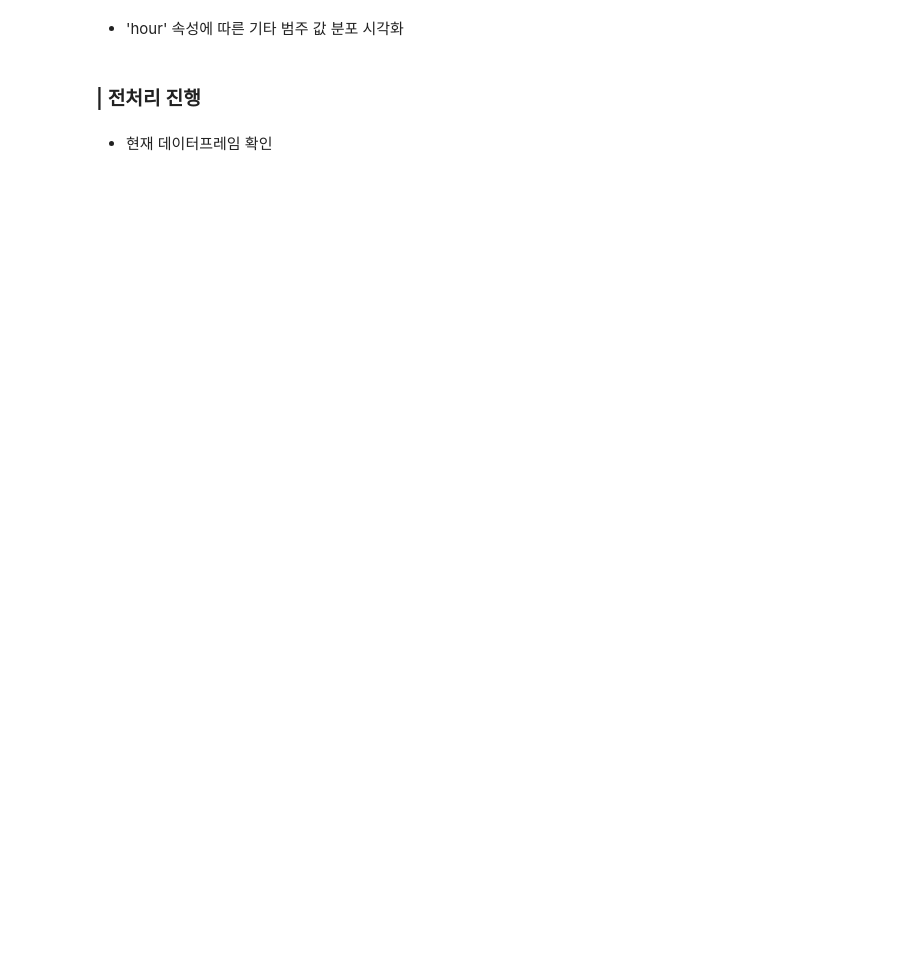
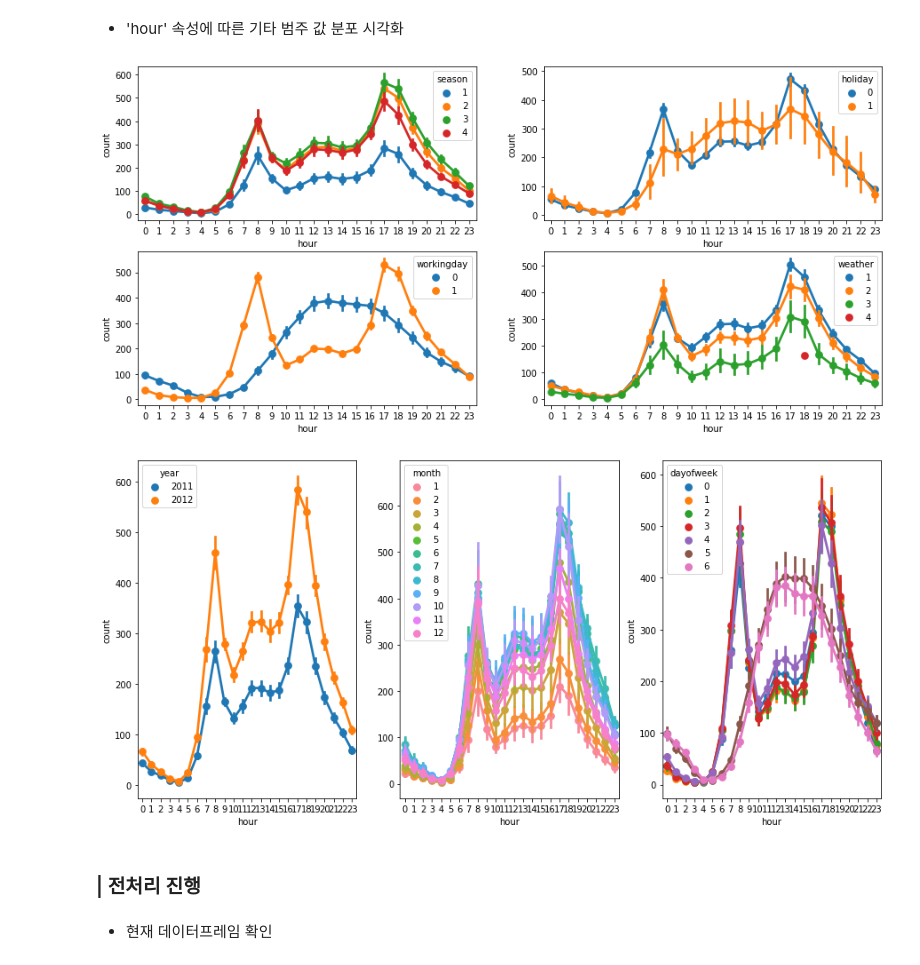
Before and after one commit to yebiny/SkillTreePython-DataAnalysis, a Jupyter notebook: 05.머신러닝기반데이터분석/해설/ch05_14_실전머신러닝_자전거_수요예측.ipynb, the cells around one changed output. Cells and saved outputs as stored; diff of their text form; code cells hidden in the pictures; blank space fills up the shorter version.

```diff
--- a/05.머신러닝기반데이터분석/해설/ch05_14_실전머신러닝_자전거_수요예측.ipynb
+++ b/05.머신러닝기반데이터분석/해설/ch05_14_실전머신러닝_자전거_수요예측.ipynb
@@ -364,5 +444,22 @@ test.head(3)
 # %% [markdown]
 * 'hour' 속성에  따른 기타 범주 값 분포 시각화
+# %%
+plt.figure(figsize=(15,7))
+for i, col in enumerate(noms):
+  plt.subplot(2,2,i+1)
+  # 시간에 따른 대여수 , 범주 클래스 별 구분
+  sns.pointplot(data=df.iloc[:n_train], x='hour', y='count', hue=col)
+plt.show()
+
+plt.figure(figsize=(15,7))
+for i, col in enumerate(['year', 'month', 'dayofweek']):
+  plt.subplot(1,3,i+1)
+  # 시간에 따른 대여수 , 범주 클래스 별 구분
+  sns.pointplot(data=df.iloc[:n_train], x='hour', y='count', hue=col)
+plt.show()
+# %% [output]
+[figure, added]
+[figure, added]
 # %% [markdown]
 ### | 전처리 진행
 # %% [markdown]
```
Also changed, not shown: parts of 40 cells of this notebook.
